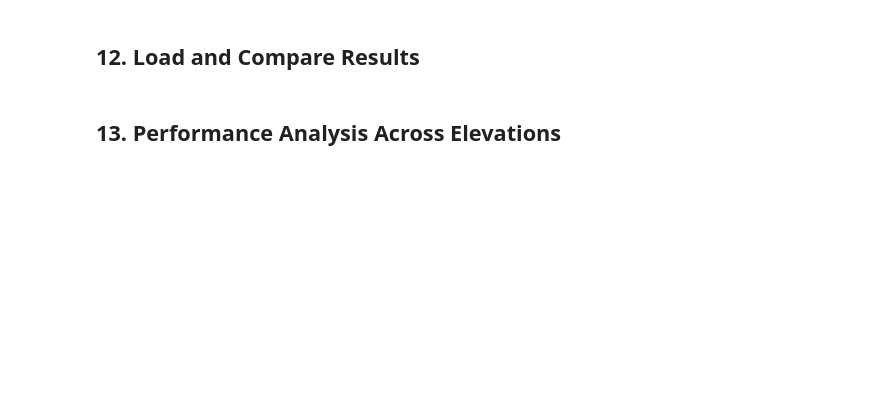
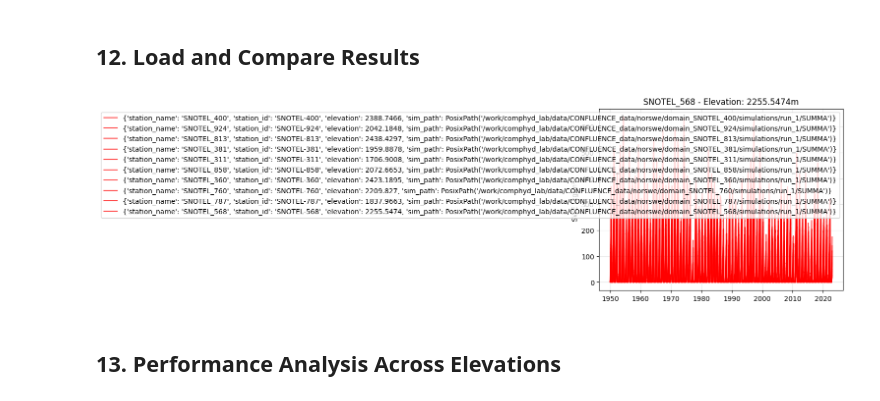
Before and after one commit to DarriEy/CONFLUENCE, a Jupyter notebook: examples/04b_large_sample_norswe.ipynb, the cells around one changed output. Cells and saved outputs as stored; diff of their text form; code cells hidden in the pictures; blank space fills up the shorter version.

```diff
--- a/examples/04b_large_sample_norswe.ipynb
+++ b/examples/04b_large_sample_norswe.ipynb
@@ -365,61 +425,49 @@ if completed:
 # %%
 # Function to load SUMMA snow output
 def load_summa_snow(sim_path):
-    output_files = list(Path(sim_path).glob("*timestep*.nc"))
+    output_files = list(Path(sim_path).glob("*day*.nc"))
     if output_files:
         ds = xr.open_dataset(output_files[0])
 
         # Extract SWE and snow depth if available
         data = {}
         if 'scalarSWE' in ds.variables:
             data['swe'] = ds.scalarSWE.values.flatten()
         if 'scalarSnowDepth' in ds.variables:
             data['depth'] = ds.scalarSnowDepth.values.flatten()
 
         data['time'] = pd.to_datetime(ds.time.values)
         ds.close()
 
         return pd.DataFrame(data)
     return None
 
 # Compare modeled and observed snow for completed simulations
 if completed:
-    fig, axes = plt.subplots(len(completed[:3]), 2, figsize=(15, 4*len(completed[:3])))
+    fig, ax = plt.subplots()
 
-    for i, site in enumerate(completed[:3]):
+    for i, site in enumerate(completed[:30]):
         # Load model output
         model_data = load_summa_snow(site['sim_path'])
 
         # Load observations
-        obs_path = base_path / f"domain_{site['station_name']}" / "observations" / "snow" / "raw_data"
-        swe_obs = pd.read_csv(obs_path / "swe" / f"{site['station_id']}_swe.csv")
-        snd_obs = pd.read_csv(obs_path / "depth" / f"{site['station_id']}_depth.csv")
+        #obs_path = base_path / f"domain_{site['station_name']}" / "observations" / "snow" / "raw_data"
+        #swe_obs = pd.read_csv(obs_path / "swe" / f"{site['station_id']}_swe.csv")
+        #snd_obs = pd.read_csv(obs_path / "depth" / f"{site['station_id']}_depth.csv")
 
         if model_data is not None:
-            # Plot SWE
-            ax1 = axes[i, 0] if len(completed) > 1 else axes[0]
-            ax1.plot(pd.to_datetime(swe_obs['time']), swe_obs['SWE_kg_m2'],
-                    'k-', label='Observed', linewidth=2)
             if 'swe' in model_data:
-                ax1.plot(model_data['time'], model_data['swe'],
-                        'r-', label='Modeled', alpha=0.7)
-            ax1.set_ylabel('SWE (kg/m²)')
-            ax1.set_title(f"{site['station_name']} - Elevation: {site['elevation']}m")
-            ax1.legend()
-            ax1.grid(True, alpha=0.3)
+                ax.plot(model_data['time'], model_data['swe'],
+                        'r-', label=site, alpha=0.7)
+            ax.set_ylabel('SWE (kg/m²)')
+            ax.set_title(f"{site['station_name']} - Elevation: {site['elevation']}m")
+            ax.legend()
+            ax.grid(True, alpha=0.3)
 
-            # Plot snow depth
-            ax2 = axes[i, 1] if len(completed) > 1 else axes[1]
-            ax2.plot(pd.to_datetime(snd_obs['time']), snd_obs['Depth_m'] * 100,
-                    'k-', label='Observed', linewidth=2)
-            if 'depth' in model_data:
-                ax2.plot(model_data['time'], model_data['depth'] * 100,
-                        'r-', label='Modeled', alpha=0.7)
-            ax2.set_ylabel('Snow Depth (cm)')
-            ax2.legend()
-            ax2.grid(True, alpha=0.3)
 
     plt.tight_layout()
     plt.show()
+# %% [output]
+[figure, added]
 # %% [markdown]
 ## 13. Performance Analysis Across Elevations
```
Also changed, not shown: parts of 6 cells of this notebook, 15 other files.
